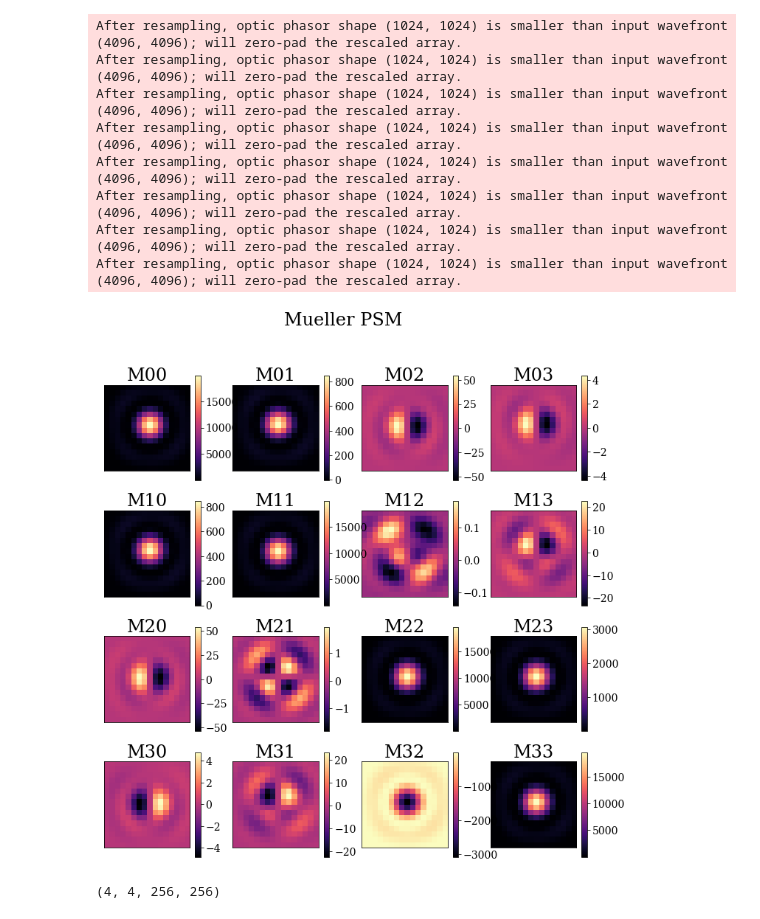
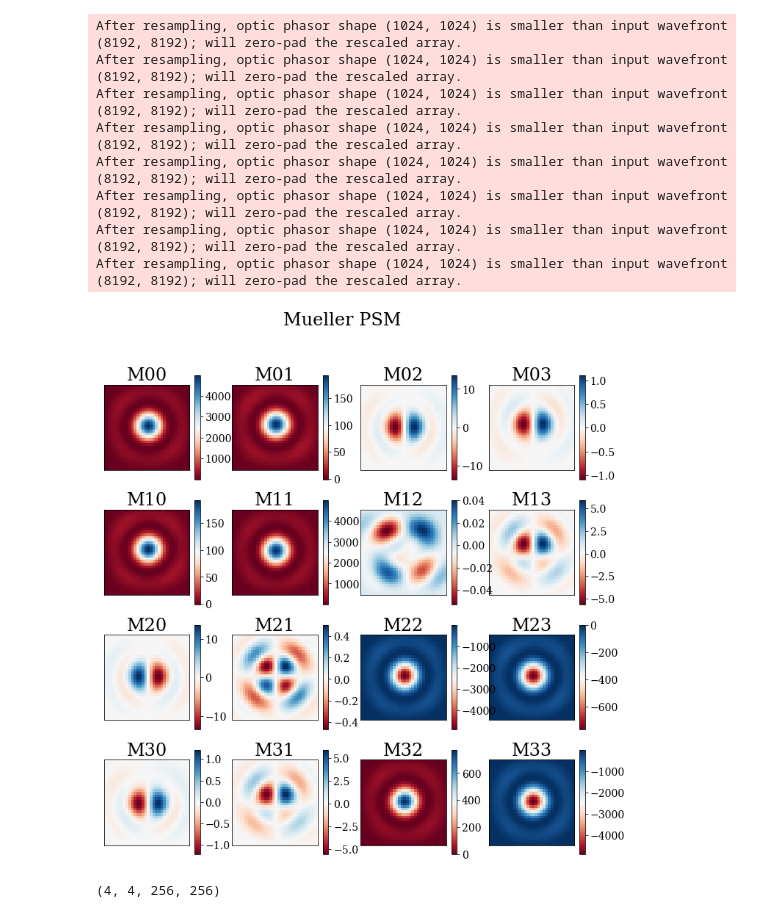
Before and after one commit to Jashcraf/poke, a Jupyter notebook: visualization_tests.ipynb, the cells around one changed output. Drawn from its saved outputs; the diff is of its cells as text; code cells hidden in the pictures.

Commit message:
ydpi and poppy simulation

```diff
--- a/visualization_tests.ipynb
+++ b/visualization_tests.ipynb
@@ -158,7 +158,7 @@ def PropagateToFocus(jxx):
     pupil_data = fits.open(pupil_pth)[0].data
 
     pupil = poppy.ArrayOpticalElement(transmission=pupil_data,pixelscale=8.2*u.m/(pupil_data.shape[0]*u.pix))
-    wf = poppy.FresnelWavefront(beam_radius=4.1*u.m,oversample=4,wavelength=750e-9*u.m)
+    wf = poppy.FresnelWavefront(beam_radius=4.1*u.m,oversample=8,wavelength=750e-9*u.m)
     subaru_efl = 110.629*u.m
     osys = poppy.FresnelOpticalSystem()
     # osys.add_optic(poppy.CircularAperture(radius=4.1*u.m))
@@ -175,14 +175,14 @@ j12_psf = PropagateToFocus(j12).wavefront
 j21_psf = PropagateToFocus(j21).wavefront
 j22_psf = PropagateToFocus(j22).wavefront
 # %% [output]
-After resampling, optic phasor shape (1024, 1024) is smaller than input wavefront (4096, 4096); will zero-pad the rescaled array.
-After resampling, optic phasor shape (1024, 1024) is smaller than input wavefront (4096, 4096); will zero-pad the rescaled array.
-After resampling, optic phasor shape (1024, 1024) is smaller than input wavefront (4096, 4096); will zero-pad the rescaled array.
-After resampling, optic phasor shape (1024, 1024) is smaller than input wavefront (4096, 4096); will zero-pad the rescaled array.
-After resampling, optic phasor shape (1024, 1024) is smaller than input wavefront (4096, 4096); will zero-pad the rescaled array.
-After resampling, optic phasor shape (1024, 1024) is smaller than input wavefront (4096, 4096); will zero-pad the rescaled array.
-After resampling, optic phasor shape (1024, 1024) is smaller than input wavefront (4096, 4096); will zero-pad the rescaled array.
-After resampling, optic phasor shape (1024, 1024) is smaller than input wavefront (4096, 4096); will zero-pad the rescaled array.
+After resampling, optic phasor shape (1024, 1024) is smaller than input wavefront (8192, 8192); will zero-pad the rescaled array.
+After resampling, optic phasor shape (1024, 1024) is smaller than input wavefront (8192, 8192); will zero-pad the rescaled array.
+After resampling, optic phasor shape (1024, 1024) is smaller than input wavefront (8192, 8192); will zero-pad the rescaled array.
+After resampling, optic phasor shape (1024, 1024) is smaller than input wavefront (8192, 8192); will zero-pad the rescaled array.
+After resampling, optic phasor shape (1024, 1024) is smaller than input wavefront (8192, 8192); will zero-pad the rescaled array.
+After resampling, optic phasor shape (1024, 1024) is smaller than input wavefront (8192, 8192); will zero-pad the rescaled array.
+After resampling, optic phasor shape (1024, 1024) is smaller than input wavefront (8192, 8192); will zero-pad the rescaled array.
+After resampling, optic phasor shape (1024, 1024) is smaller than input wavefront (8192, 8192); will zero-pad the rescaled array.
 # %%
 # Get Mueller Matrix
 PSM = np.empty([4,4,j11_psf.shape[0],j11_psf.shape[1]],dtype='float64')
@@ -195,24 +195,24 @@ for i in range(j11_psf.shape[0]):
 # %%
 def PlotPSM(PSM):
     center = int(PSM.shape[2]/2)
-    cut = 8
+    cut = 16
     from matplotlib.colors import LogNorm
     fig,axs = plt.subplots(figsize=[12,12],nrows=4,ncols=4)
     plt.suptitle('Mueller PSM')
     for i in range(4):
         for j in range(4):
             ax = axs[i,j]
             psf = PSM[i,j,center-cut:center+cut,center-cut:center+cut]
             ax.set_title('M{i}{j}'.format(i=i,j=j))
-            sca = ax.imshow(psf)
+            sca = ax.imshow(psf,cmap='RdBu')
             fig.colorbar(sca,ax=ax)
             ax.axes.xaxis.set_visible(False)
             ax.axes.yaxis.set_visible(False)
     plt.show()
 
 PlotPSM(PSM)
 # %% [output]
-[figure, old version]
+[figure, new version]
 # %%
 # %% [output]
 (4, 4, 256, 256)
```
Also changed, not shown: parts of 5 cells of this notebook, 3 other files.
